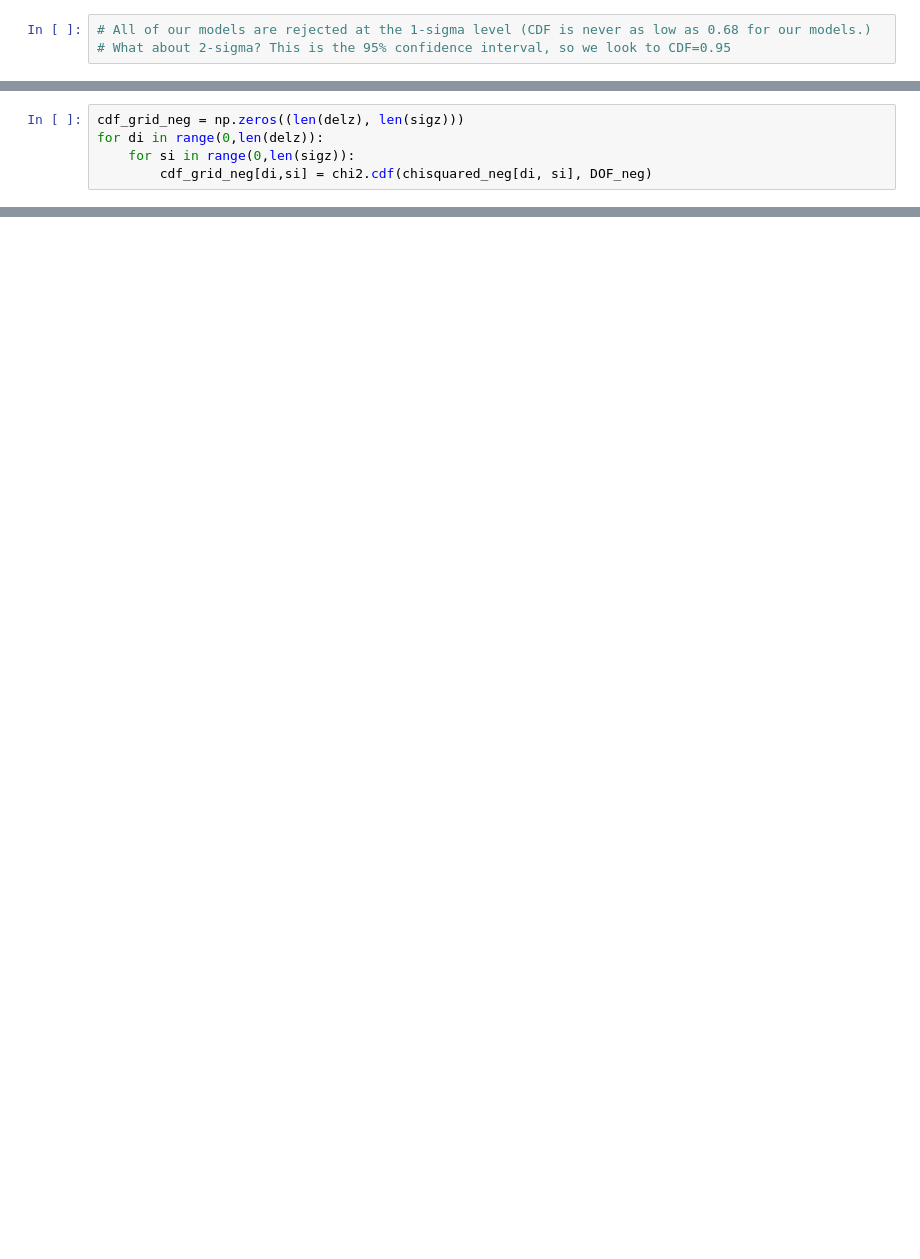
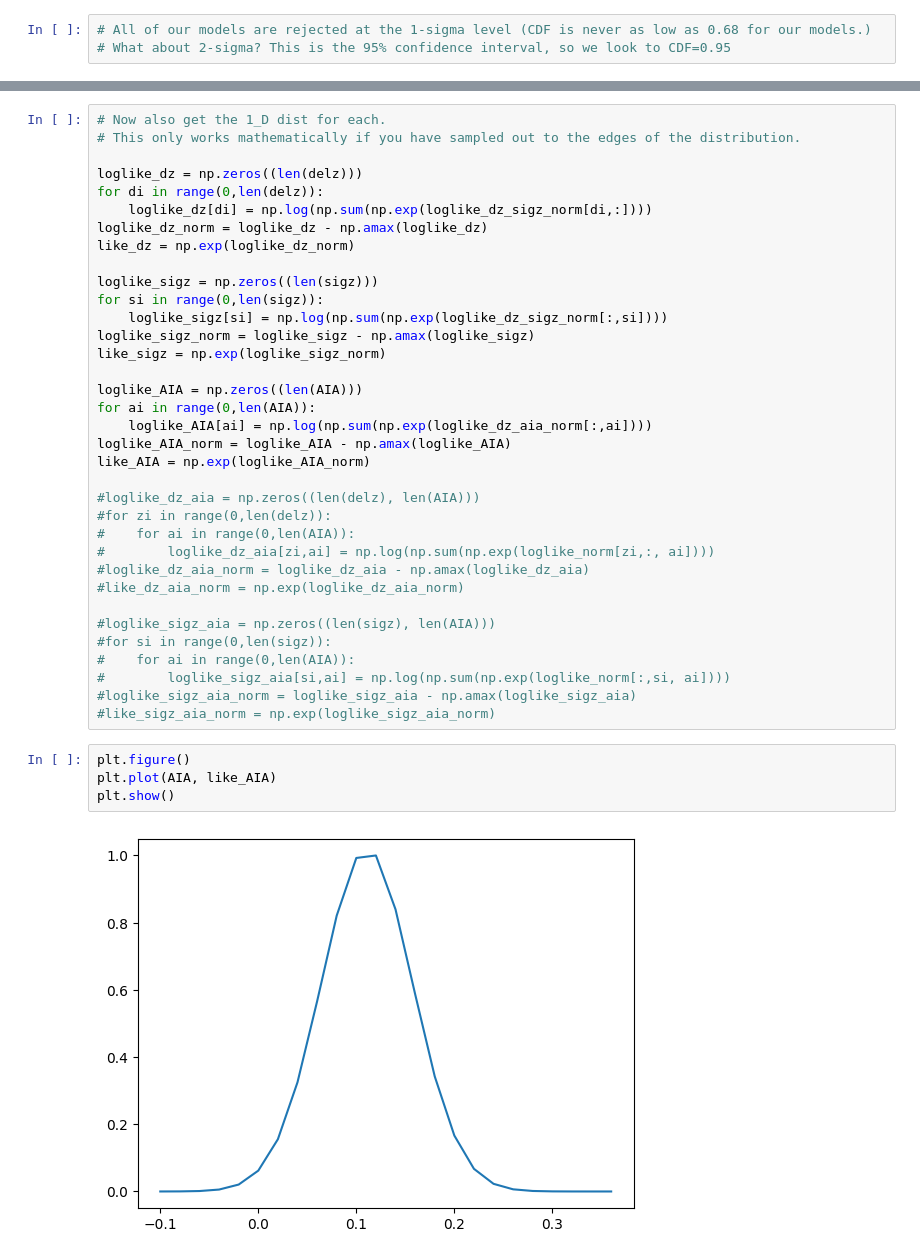
Before and after one commit to c-d-leonard/IA_GGL, a Jupyter notebook: pz_IA_3param.ipynb, the cells around one changed output, grey strips where cells are left out. Saved outputs shown, nothing was run; the diff lists cells and outputs as text; blank space fills up the shorter version.

```diff
--- a/pz_IA_3param.ipynb
+++ b/pz_IA_3param.ipynb
@@ -267,5 +91,0 @@ DOF_neg = 1
-# %%
-cdf_grid_neg = np.zeros((len(delz), len(sigz)))
-for di in range(0,len(delz)):
-    for si in range(0,len(sigz)):
-        cdf_grid_neg[di,si] = chi2.cdf(chisquared_neg[di, si], DOF_neg)
@@ -295,0 +175,41 @@ plt.show()
+# %%
+# Now also get the 1_D dist for each.
+# This only works mathematically if you have sampled out to the edges of the distribution.
+
+loglike_dz = np.zeros((len(delz)))
+for di in range(0,len(delz)):
+    loglike_dz[di] = np.log(np.sum(np.exp(loglike_dz_sigz_norm[di,:])))
+loglike_dz_norm = loglike_dz - np.amax(loglike_dz)
+like_dz = np.exp(loglike_dz_norm)
+
+loglike_sigz = np.zeros((len(sigz)))
+for si in range(0,len(sigz)):
+    loglike_sigz[si] = np.log(np.sum(np.exp(loglike_dz_sigz_norm[:,si])))
+loglike_sigz_norm = loglike_sigz - np.amax(loglike_sigz)
+like_sigz = np.exp(loglike_sigz_norm)
+
+loglike_AIA = np.zeros((len(AIA)))
+for ai in range(0,len(AIA)):
+    loglike_AIA[ai] = np.log(np.sum(np.exp(loglike_dz_aia_norm[:,ai])))
+loglike_AIA_norm = loglike_AIA - np.amax(loglike_AIA)
+like_AIA = np.exp(loglike_AIA_norm)
+
+#loglike_dz_aia = np.zeros((len(delz), len(AIA)))
+#for zi in range(0,len(delz)):
+#    for ai in range(0,len(AIA)):
+#        loglike_dz_aia[zi,ai] = np.log(np.sum(np.exp(loglike_norm[zi,:, ai])))
+#loglike_dz_aia_norm = loglike_dz_aia - np.amax(loglike_dz_aia)
+#like_dz_aia_norm = np.exp(loglike_dz_aia_norm)
+
+#loglike_sigz_aia = np.zeros((len(sigz), len(AIA)))
+#for si in range(0,len(sigz)):
+#    for ai in range(0,len(AIA)):
+#        loglike_sigz_aia[si,ai] = np.log(np.sum(np.exp(loglike_norm[:,si, ai])))
+#loglike_sigz_aia_norm = loglike_sigz_aia - np.amax(loglike_sigz_aia)
+#like_sigz_aia_norm = np.exp(loglike_sigz_aia_norm)
+# %%
+plt.figure()
+plt.plot(AIA, like_AIA)
+plt.show()
+# %% [output]
+[figure, added]
```
Also changed, not shown: parts of 52 cells of this notebook, 3 other files.
